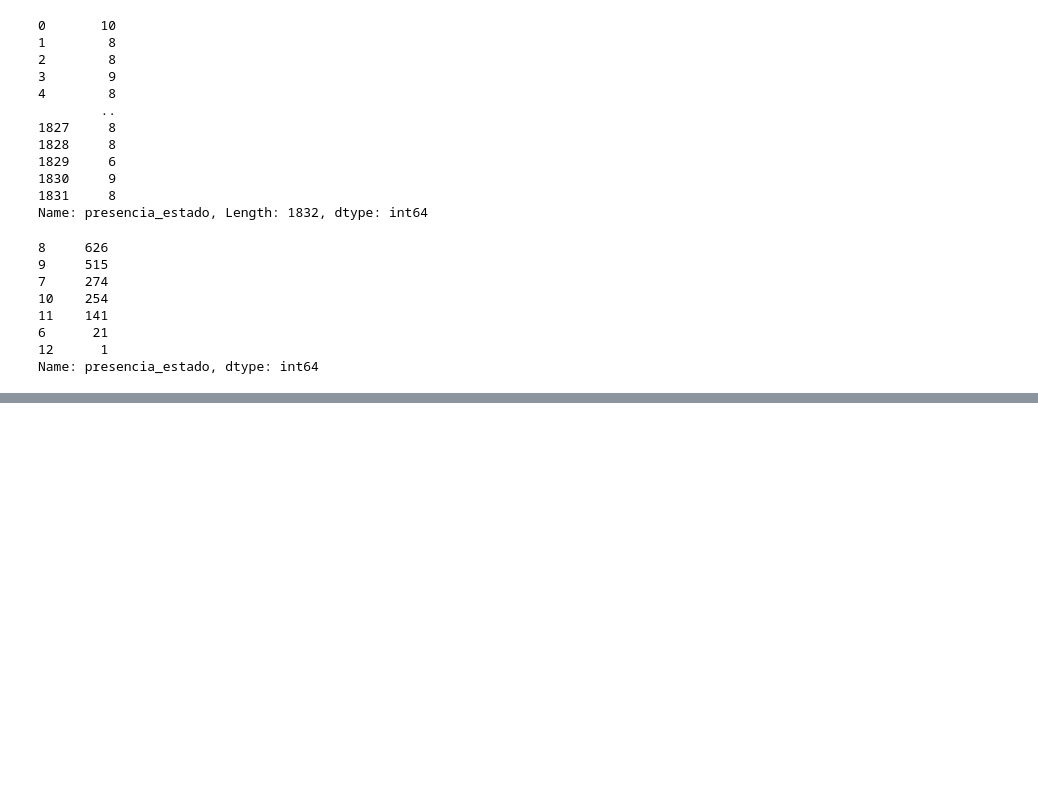
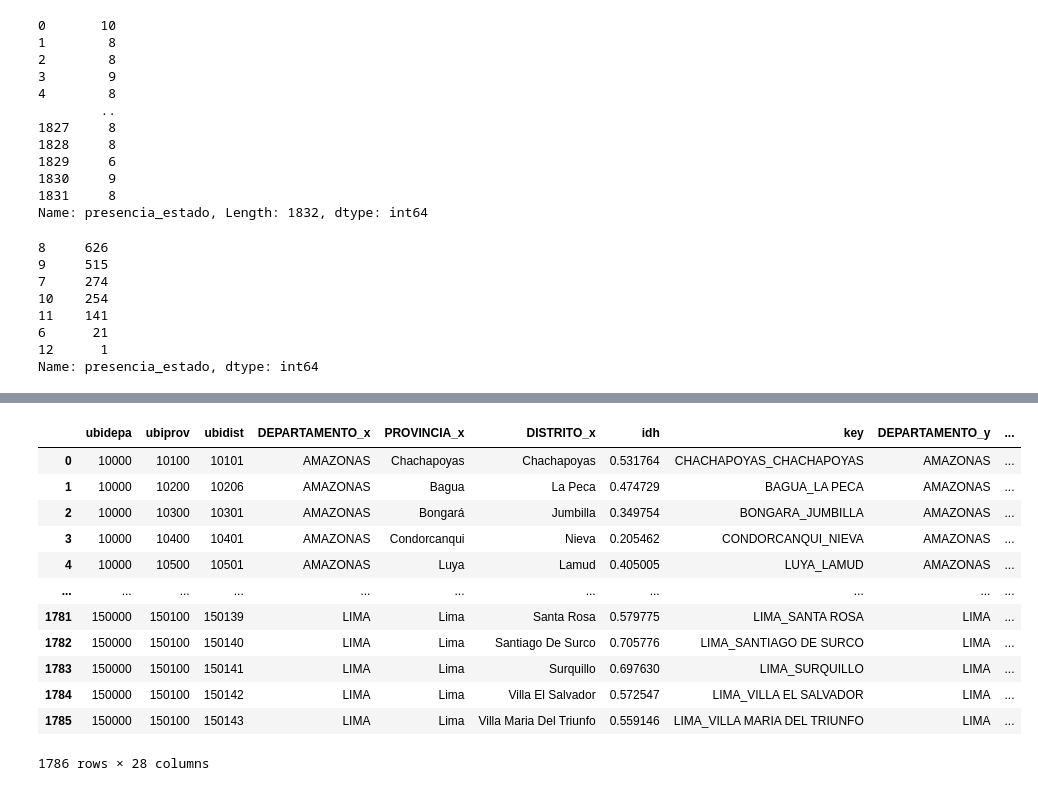
Before and after one commit to CAP-CoyunturasCriticas/BookMaps2011, a Jupyter notebook: preprocessing.ipynb, the cells around one changed output, grey strips where cells are left out. Drawn from its saved outputs; the diff is of its cells as text; code cells hidden in the pictures; blank space fills up the shorter version.

```diff
--- a/preprocessing.ipynb
+++ b/preprocessing.ipynb
@@ -730,5 +730,6 @@ data2011['presencia_estado']=pd.cut(data2011.presencia_estado,[0, 8,10,12], labe
 dismap2011=dismap.merge(data2011,on='key')
 # %%
 linkidh='https://github.com/CAP-CoyunturasCriticas/BookMaps2011/raw/refs/heads/main/idhPeru.xlsx'
-pd.read_excel(linkidh,2,skiprows=3)
+idh=pd.read_excel(linkidh)
+idh.info()
 # %% [output]
@@ -747,0 +750,5 @@ pd.read_excel(linkidh,2,skiprows=3)
+# %%
+idh['key']=[p+"_"+d for p,d in zip(idh.PROVINCIA,idh.DISTRITO)]
+idh['key']=idh['key'].str.upper().str.strip()
+idh['key']=idh['key'].apply(unidecode)
+idh
@@ -748,3 +794,20 @@ pd.read_excel(linkidh,2,skiprows=3)
+# %%
+idh.merge(data2011,on='key')
+# data2011
+# %% [output]
+|  | ubidepa | ubiprov | ubidist | DEPARTAMENTO_x | PROVINCIA_x | DISTRITO_x | idh | key | DEPARTAMENTO_y | ... |
+| 0 | 10000 | 10100 | 10101 | AMAZONAS | Chachapoyas | Chachapoyas | 0.531764 | CHACHAPOYAS_CHACHAPOYAS | AMAZONAS | ... |
+| 1 | 10000 | 10200 | 10206 | AMAZONAS | Bagua | La Peca | 0.474729 | BAGUA_LA PECA | AMAZONAS | ... |
+| 2 | 10000 | 10300 | 10301 | AMAZONAS | Bongará | Jumbilla | 0.349754 | BONGARA_JUMBILLA | AMAZONAS | ... |
+| 3 | 10000 | 10400 | 10401 | AMAZONAS | Condorcanqui | Nieva | 0.205462 | CONDORCANQUI_NIEVA | AMAZONAS | ... |
+| 4 | 10000 | 10500 | 10501 | AMAZONAS | Luya | Lamud | 0.405005 | LUYA_LAMUD | AMAZONAS | ... |
+| ... | ... | ... | ... | ... | ... | ... | ... | ... | ... | ... |
+| 1781 | 150000 | 150100 | 150139 | LIMA | Lima | Santa Rosa | 0.579775 | LIMA_SANTA ROSA | LIMA | ... |
+| 1782 | 150000 | 150100 | 150140 | LIMA | Lima | Santiago De Surco | 0.705776 | LIMA_SANTIAGO DE SURCO | LIMA | ... |
+| 1783 | 150000 | 150100 | 150141 | LIMA | Lima | Surquillo | 0.697630 | LIMA_SURQUILLO | LIMA | ... |
+| 1784 | 150000 | 150100 | 150142 | LIMA | Lima | Villa El Salvador | 0.572547 | LIMA_VILLA EL SALVADOR | LIMA | ... |
+| 1785 | 150000 | 150100 | 150143 | LIMA | Lima | Villa Maria Del Triunfo | 0.559146 | LIMA_VILLA MARIA DEL TRIUNFO | LIMA | ... |
+1786 rows × 28 columns
 # %%
 dismap2011.to_file('dismap2011.geojson', driver='GeoJSON')
 data2011.to_csv('data2011.csv')
```
Also changed, not shown: parts of 5 cells of this notebook, 1 other file.
